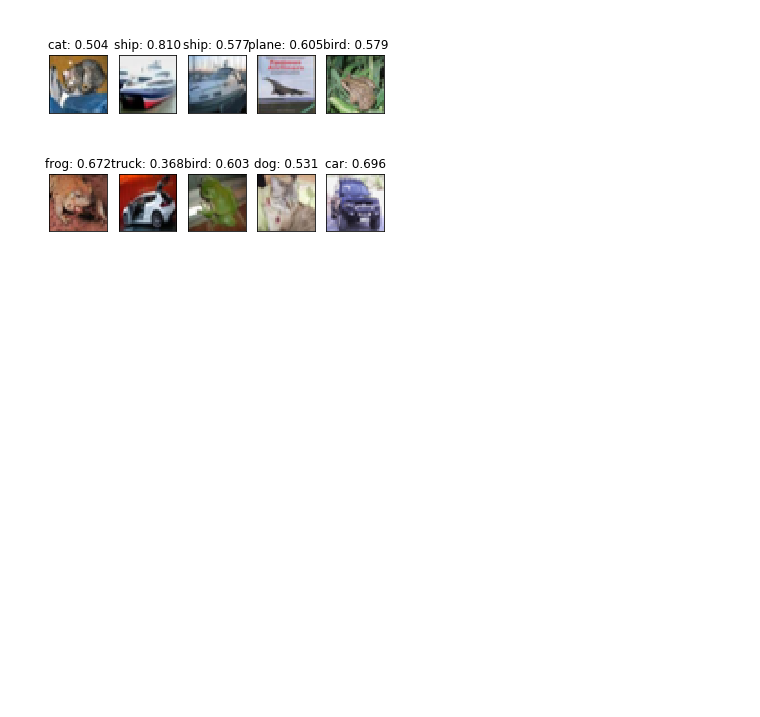
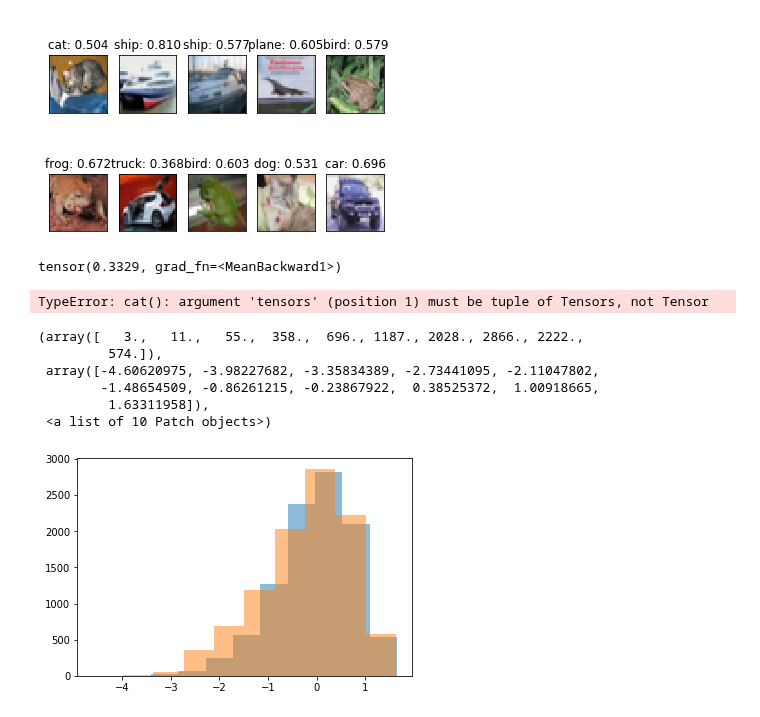
Before and after one commit to AlexMeinke/certified-certain-uncertainty, a Jupyter notebook: GMM-CIFAR10.ipynb, the cells around one changed output. Saved outputs shown, nothing was run; the diff lists cells and outputs as text; code cells hidden in the pictures; blank space fills up the shorter version.

```diff
--- a/GMM-CIFAR10.ipynb
+++ b/GMM-CIFAR10.ipynb
@@ -92,3 +92,33 @@ y = rs50(data.to(device))
 plotting.plot_samples([y], data, dataset='CIFAR10')
 # %% [output]
 [figure]
+# %%
+like = []
+for data, label in dl.CIFAR10_test_loader:
+    like.append(torch.logsumexp(gmm(data.view(-1, 3072)), 0))
+like = torch.cat(like, 0)
+# %%
+like = torch.cat(like, 0)
+# %%
+data = enumerate(dl.CIFAR100_test_loader).__next__()[1][0]
+torch.logsumexp(gmm(data.view(-1, 3072)), 0).mean()
+# %% [output]
+tensor(0.3329, grad_fn=<MeanBackward1>)
+# %%
+likeE = []
+for data, label in dl.CIFAR100_test_loader:
+    likeE.append(torch.logsumexp(gmm(data.view(-1, 3072)), 0).detach())
+likeE = torch.cat(likeE, 0)
+# %% [output]
+TypeError: cat(): argument 'tensors' (position 1) must be tuple of Tensors, not Tensor
+# %%
+plt.hist(like.detach().cpu(),  alpha=.5)
+plt.hist(likeE.detach().cpu(), alpha=.5)
+# %% [output]
+(array([   3.,   11.,   55.,  358.,  696., 1187., 2028., 2866., 2222.,
+         574.]),
+ array([-4.60620975, -3.98227682, -3.35834389, -2.73441095, -2.11047802,
+        -1.48654509, -0.86261215, -0.23867922,  0.38525372,  1.00918665,
+         1.63311958]),
+ <a list of 10 Patch objects>)
+[figure, added]
```
Also changed, not shown: parts of 1 cell of this notebook, 10 other files.
